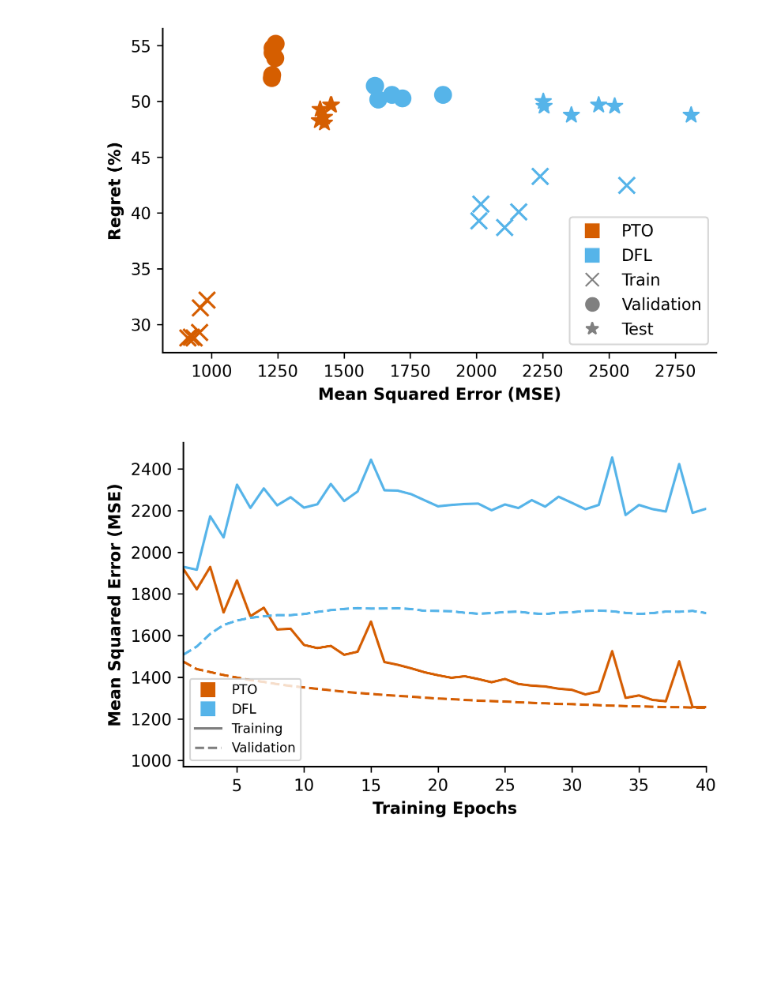
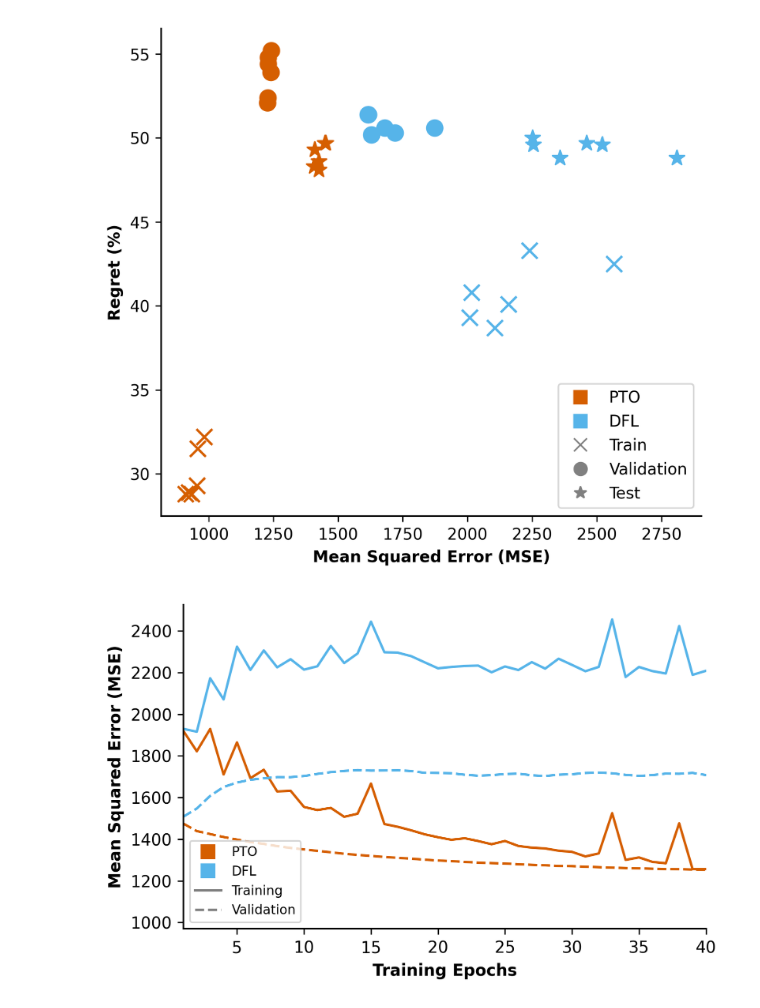
Before and after one commit to saloper/decision-focused-fine-tuning, a Jupyter notebook: notebooks/aggregate_metrics.ipynb, the cells around one changed output. Drawn from its saved outputs; the diff is of its cells as text; code cells hidden in the pictures; blank space fills up the shorter version.

Commit message:
Plots Updated

```diff
--- a/notebooks/aggregate_metrics.ipynb
+++ b/notebooks/aggregate_metrics.ipynb
@@ -15,7 +15,7 @@ def extract_time(d):
 def get_lastest_exp(base_dir):
     exp_dirs = [os.path.join(base_dir, d) for d in os.listdir(base_dir) if os.path.isdir(os.path.join(base_dir, d))]
     exp_dirs = sorted(exp_dirs, key=extract_time, reverse=True)
-    return exp_dirs[-1]
+    return exp_dirs[0]
 # %%
 names = ['moment-small', 'moment-base', 'moment-large']
 configs=["-finetuned", "-lora"]
@@ -105,42 +121,42 @@ dfl = metrics.loc[metrics['model'].str.contains('decision')]
 pto = metrics.loc[(~metrics['model'].str.contains('decision')) & (~metrics['model'].str.contains('zeroshot'))]
 
 plt.style.use('default')
-fig, ax = plt.subplots(figsize=(5.5, 3.5), dpi=300)
+fig, ax = plt.subplots(figsize=(5.5, 5), dpi=300)
 
 ax.scatter(dfl["train_mse"], dfl["train"], color='#56B4E9', marker='x', s=100, label='Train (dfl)')
 ax.scatter(dfl["val_mse"], dfl["val"], color='#56B4E9', marker='o', s=100, label='Val (dfl)')
 ax.scatter(dfl["test_mse"], dfl["test"], color='#56B4E9', marker='*', s=100, label='Test (dfl)')
 
 ax.scatter(pto["train_mse"], pto["train"], color='#D55E00', marker='x', s=100, label='Train (pto)')
 ax.scatter(pto["val_mse"], pto["val"], color='#D55E00', marker='o', s=100, label='Val (pto)')
 ax.scatter(pto["test_mse"], pto["test"], color='#D55E00', marker='*', s=100, label='Test (pto)')
 
 ax.set_xlabel('Mean Squared Error (MSE)', fontweight='bold', fontsize=10)
 ax.set_ylabel('Regret (%)', fontweight='bold', fontsize=10)
 
 legend_elements = [
     # Color indicators
     Line2D([0], [0], color='w', marker='s', markerfacecolor='#D55E00', markersize=10, label='PTO'),
     Line2D([0], [0], color='w', marker='s', markerfacecolor='#56B4E9', markersize=10, label='DFL'),
     # Marker indicators
     Line2D([0], [0], color='gray', marker='x', linestyle='None', markersize=8, label='Train'),
     Line2D([0], [0], color='gray', marker='o', linestyle='None', markersize=8, label='Validation'),
     Line2D([0], [0], color='gray', marker='*', linestyle='None', markersize=8, label='Test')
 
 ]
 
 
 ax.spines['bottom'].set_linewidth(1.0)
 ax.spines['left'].set_linewidth(1.0)
 ax.spines['top'].set_visible(False)
 ax.spines['right'].set_visible(False)
 ax.legend(handles=legend_elements, loc='lower right', frameon=True, fontsize=10)
 
 plt.tight_layout()
-plt.savefig("plots/regret_vs_mse.pdf", format='pdf', bbox_inches='tight')
+plt.savefig("plots/regret_vs_mse2.pdf", format='pdf', bbox_inches='tight')
 plt.show()
 # %% [output]
-[figure, old version]
+[figure, new version]
 # %%
 #Plot trajectories for moment-small-lora
 
```
Also changed, not shown: parts of 1 cell of this notebook, 10 other files.
